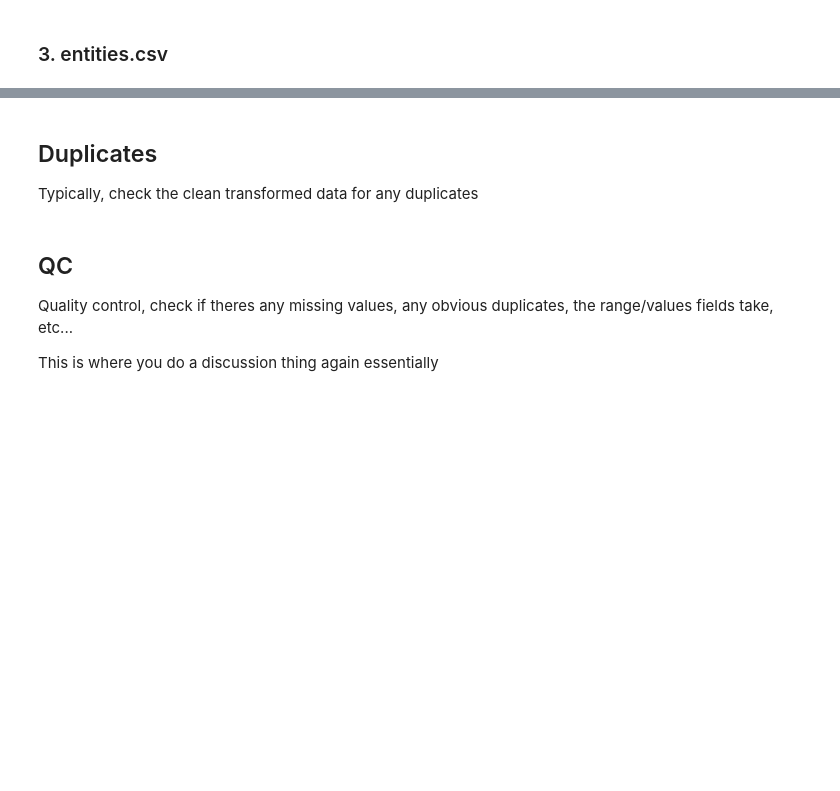
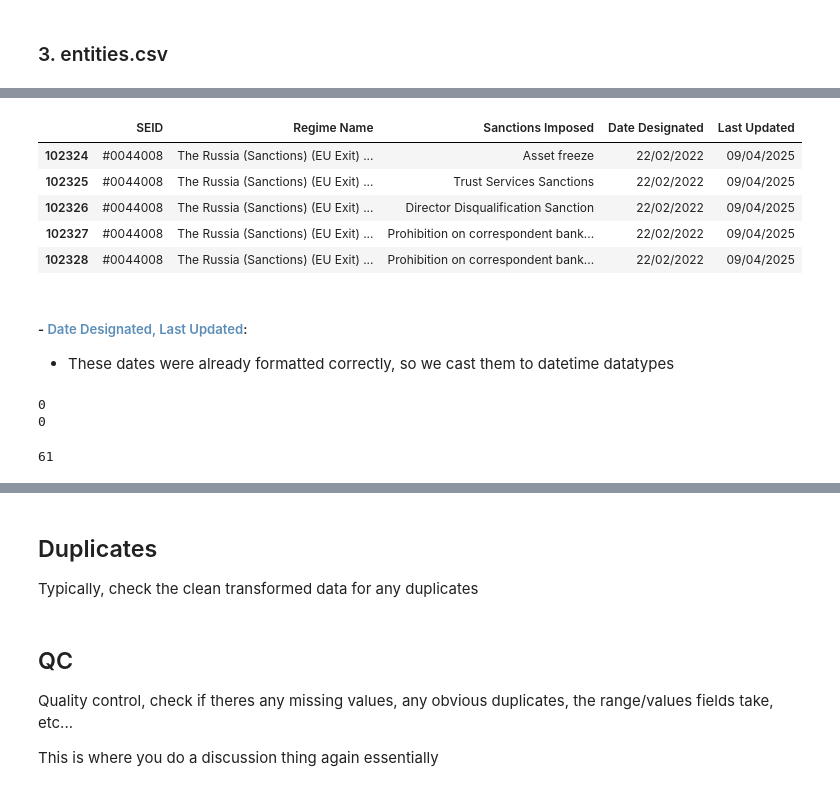
Before and after one commit to aleczd/uk_sanct, a Jupyter notebook: analysis.ipynb, the cells around one changed output, grey strips where cells are left out. Saved outputs shown, nothing was run; the diff lists cells and outputs as text; code cells hidden in the pictures; blank space fills up the shorter version.

```diff
--- a/analysis.ipynb
+++ b/analysis.ipynb
@@ -1423,0 +1958,43 @@ gc.collect()
+# %%
+sanctions["Sanctions Imposed"] = (
+    sanctions["Sanctions Imposed"]
+    .str.split(r"\s*[|]\s*", regex=True)     # Only need to split on | here
+)
+
+# Explode
+sanctions = sanctions.explode("Sanctions Imposed", ignore_index=True)
+# %%
+sanctions["Sanctions Imposed"] = sanctions["Sanctions Imposed"].replace({
+    "Prohibition on Correspondent banking relationships and processing payments": "Prohibition on correspondent banking relationships and processing payments"
+})
+# %%
+# Turn the odd sanction into a consistent format
+def clean_sanctions(v):
+    if pd.isna(v):
+        return np.nan
+    v = str(v)
+    v = re.sub(
+        r"prohibition on correspondent banking relationships and processing payments",
+        "Prohibition on correspondent banking relationships and processing payments",
+        v,
+        flags=re.IGNORECASE
+    )
+
+    return v if v else np.nan
+# %%
+sanctions["Sanctions Imposed"] = sanctions["Sanctions Imposed"].apply(whitespace_fmt)
+sanctions["Sanctions Imposed"] = sanctions["Sanctions Imposed"].apply(clean_sanctions)
+# %%
+#profile_column(sanctions, "Sanctions Imposed", key=["SEID"])
+#sanctions["Sanctions Imposed"].value_counts().index.to_list()
+sanctions[sanctions["SEID"] == "#0044008"]
+# %% [output]
+|  | SEID | Regime Name | Sanctions Imposed | Date Designated | Last Updated |
+| 102324 | #0044008 | The Russia (Sanctions) (EU Exit) ... | Asset freeze | 22/02/2022 | 09/04/2025 |
+| 102325 | #0044008 | The Russia (Sanctions) (EU Exit) ... | Trust Services Sanctions | 22/02/2022 | 09/04/2025 |
+| 102326 | #0044008 | The Russia (Sanctions) (EU Exit) ... | Director Disqualification Sanction | 22/02/2022 | 09/04/2025 |
+| 102327 | #0044008 | The Russia (Sanctions) (EU Exit) ... | Prohibition on correspondent bank... | 22/02/2022 | 09/04/2025 |
+| 102328 | #0044008 | The Russia (Sanctions) (EU Exit) ... | Prohibition on correspondent bank... | 22/02/2022 | 09/04/2025 |
+# %% [markdown]
+##### - <span style="color: #5d8eb8;">Date Designated, Last Updated</span>:
+- These dates were already formatted correctly, so we cast them to datetime datatypes
@@ -1423,0 +2004,11 @@ gc.collect()
+# %%
+# Check date formats across strings
+for col in ["Date Designated", "Last Updated"]:
+    temp = pd.to_datetime(sanctions["Last Updated"], errors="coerce", dayfirst=False)
+    print(len(sanctions[sanctions["Last Updated"].notna() & temp.isna()]))
+del temp
+gc.collect()
+# %% [output]
+0
+0
+61
```
Also changed, not shown: parts of 155 cells of this notebook.
